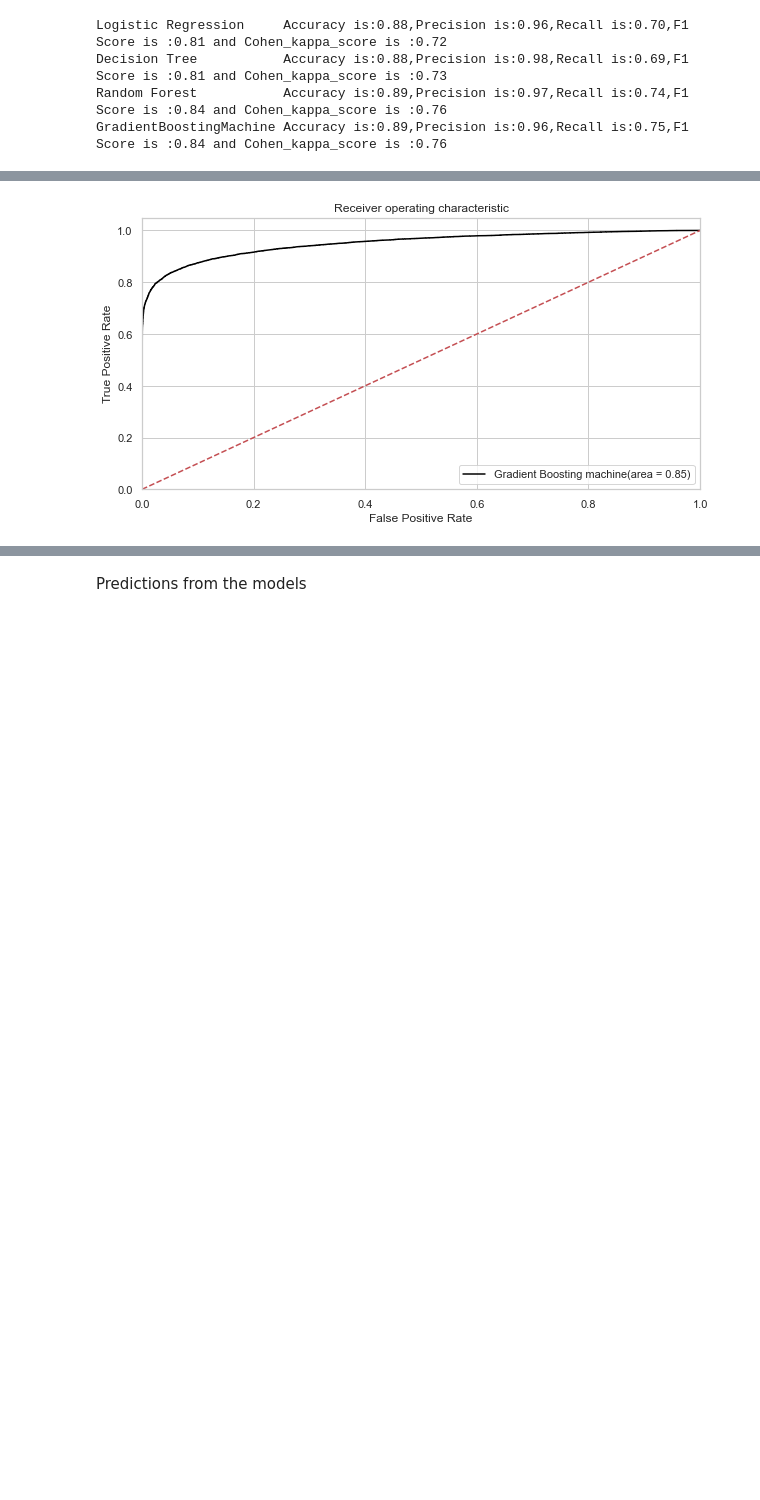
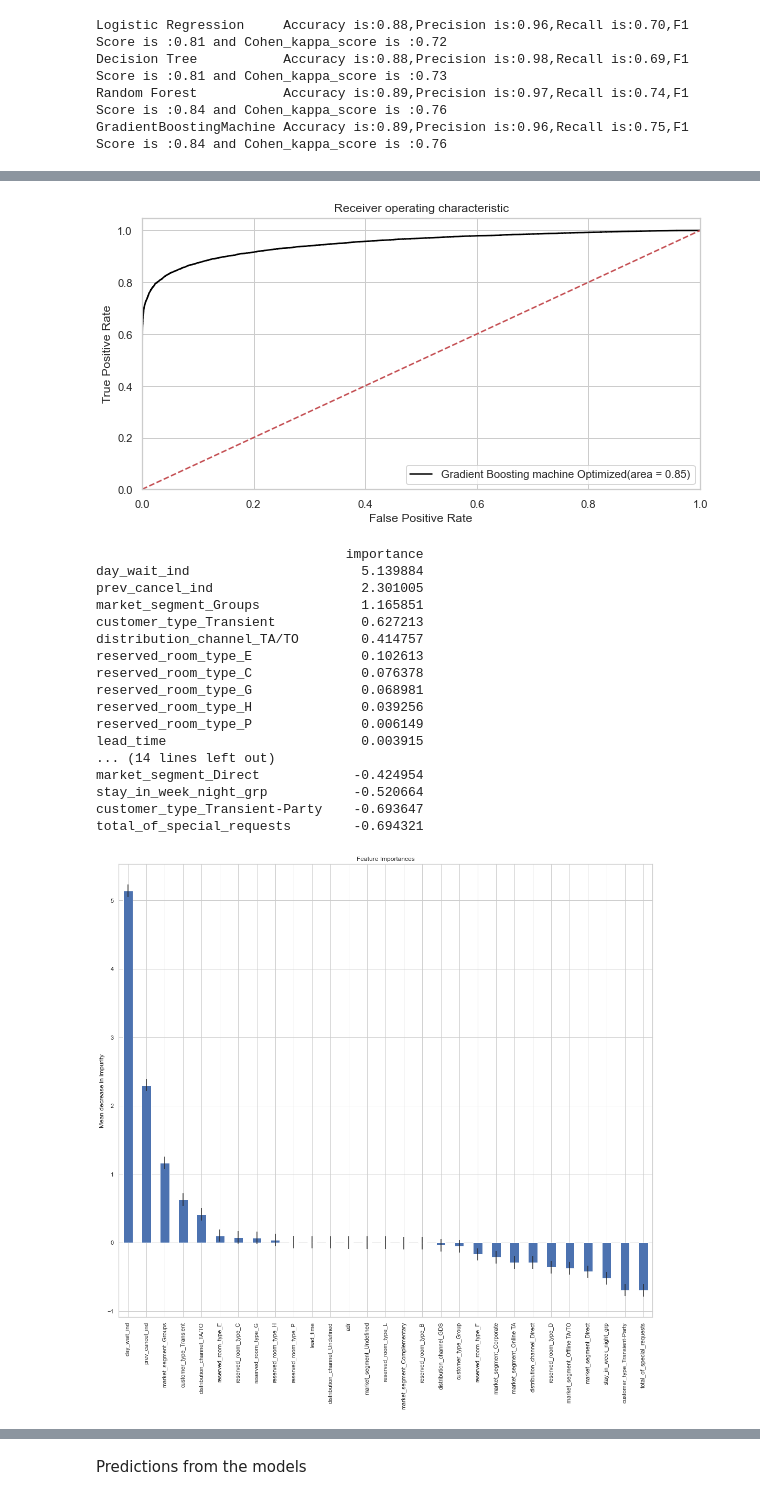
Before and after one commit to Antarlin921/ProjectHotel_Demand_Prediction, a Jupyter notebook: Hotel_Demand_Prediction .ipynb, the cells around one changed output, grey strips where cells are left out. Cells and saved outputs as stored; diff of their text form; code cells hidden in the pictures; blank space fills up the shorter version.

```diff
--- a/Hotel_Demand_Prediction .ipynb
+++ b/Hotel_Demand_Prediction .ipynb
@@ -1438,7 +1470,7 @@ plt.figure()
 
 fpr, tpr, thresholds = roc_curve(y_test, gbmo.predict_proba(X_test)[:,1])
 
-plt.plot(fpr, tpr, label='Gradient Boosting machine(area = %0.2f)' % tree_roc_auc,color="black")
+plt.plot(fpr, tpr, label='Gradient Boosting machine Optimized(area = %0.2f)' % tree_roc_auc,color="black")
 
 plt.plot([0, 1], [0, 1],'r--')
 plt.xlim([0.0, 1.0])
@@ -1450,4 +1482,4 @@ plt.legend(loc="lower right")
 plt.savefig('GBM_ROCOptimized')
 plt.show()
 # %% [output]
-[figure, old version]
+[figure, new version]
@@ -1453,0 +1501,33 @@ plt.show()
+# %%
+# Feature Importance Logistic Regression Optimized
+feature_names = X_train.columns
+importances = lro.coef_[0]
+model_importances = pd.Series(importances,index=feature_names).sort_values(ascending=False)
+fig, axes = plt.subplots(figsize=(15,15))
+model_importances.plot.bar(yerr=std, ax=axes)
+axes.set_title("Feature Importances")
+axes.set_ylabel("Mean decrease in impurity")
+feature_importancesl=pd.DataFrame(importances,
+                                     index=X_train.columns,
+                                     columns=['importance']).sort_values('importance',ascending=False)
+print(feature_importancesl)
+fig.tight_layout()
+# %% [output]
+                                importance
+day_wait_ind                      5.139884
+prev_cancel_ind                   2.301005
+market_segment_Groups             1.165851
+customer_type_Transient           0.627213
+distribution_channel_TA/TO        0.414757
+reserved_room_type_E              0.102613
+reserved_room_type_C              0.076378
+reserved_room_type_G              0.068981
+reserved_room_type_H              0.039256
+reserved_room_type_P              0.006149
+lead_time                         0.003915
+... (14 lines left out)
+market_segment_Direct            -0.424954
+stay_in_week_night_grp           -0.520664
+customer_type_Transient-Party    -0.693647
+total_of_special_requests        -0.694321
+[figure, added]
```
Also changed, not shown: parts of 18 cells of this notebook, 2 other files.
